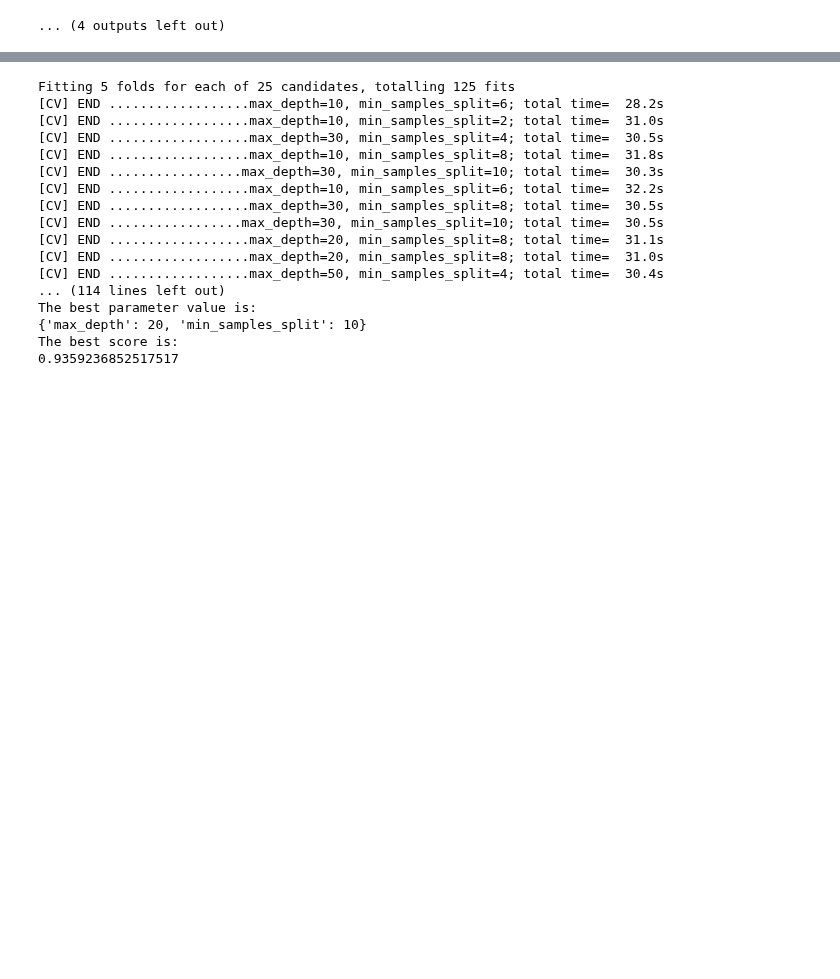
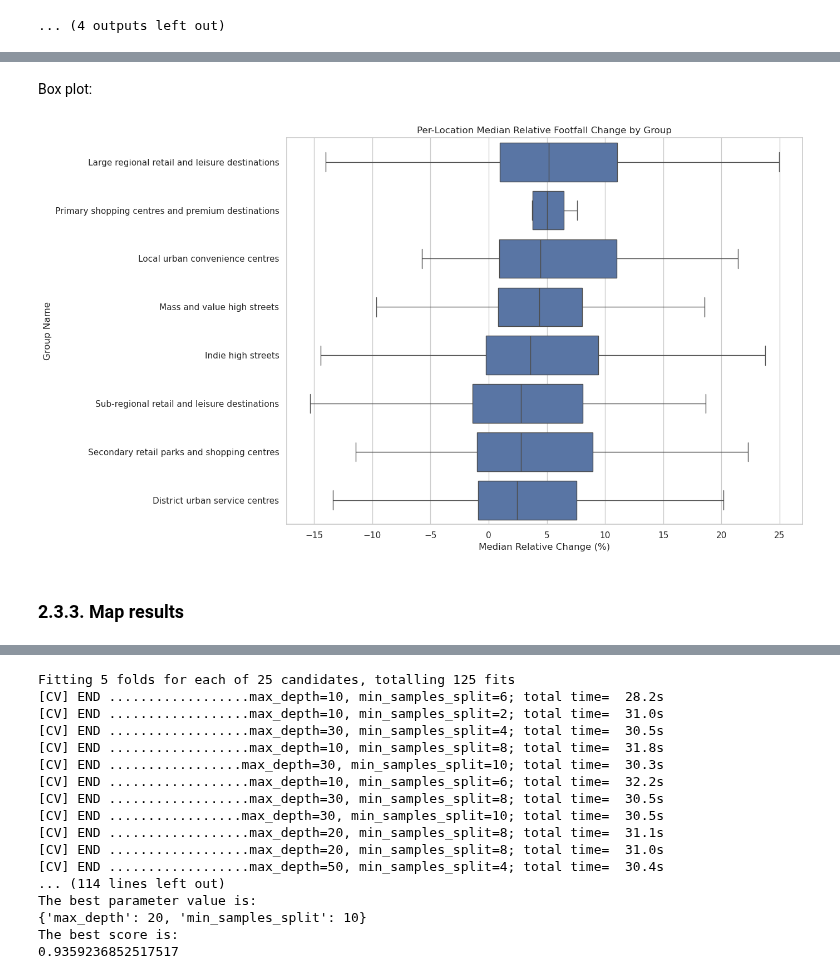
Before and after one commit to stefankrysa/MScDissertation, a Jupyter notebook: modelling.ipynb, the cells around one changed output, grey strips where cells are left out. Cells and saved outputs as stored; diff of their text form; code cells hidden in the pictures; blank space fills up the shorter version.

```diff
--- a/modelling.ipynb
+++ b/modelling.ipynb
@@ -966,0 +1147,30 @@ for name, group_data in df_model.groupby('groupName'):
+# %% [markdown]
+Box plot:
+# %%
+plt.figure(figsize=(14, 8))
+
+# order groups by overall median (across locations)
+ordered_groups = (
+    loc_stats.groupby('groupName')['median']
+    .median()
+    .sort_values(ascending=False)
+    .index
+)
+
+sns.boxplot(
+    data=loc_stats,
+    y='groupName',
+    x='median',
+    order=ordered_groups,
+    showfliers=False,
+)
+
+plt.title('Per-Location Median Relative Footfall Change by Group')
+plt.xlabel('Median Relative Change (%)')s
+plt.ylabel('Group Name')
+plt.tight_layout()
+plt.show()
+# %% [output]
+[figure, added]
+# %% [markdown]
+### 2.3.3. Map results
```
Also changed, not shown: parts of 49 cells of this notebook.
